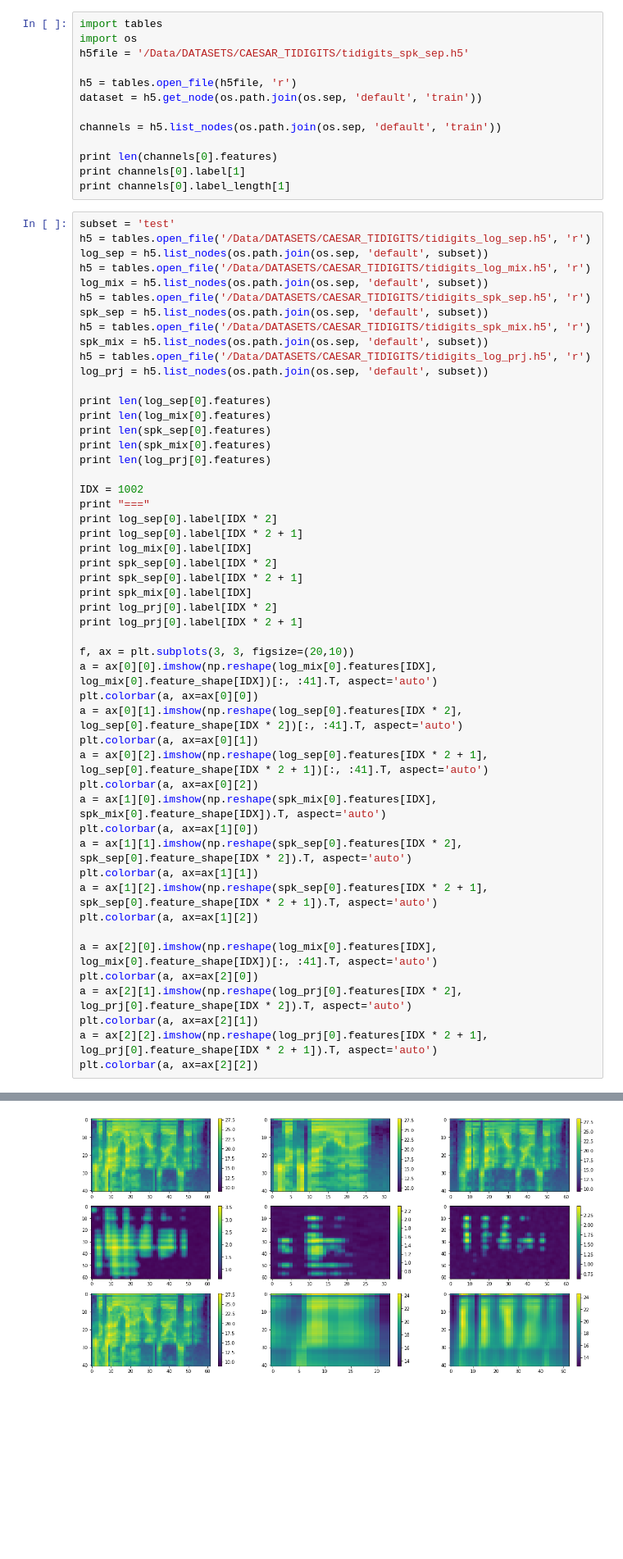
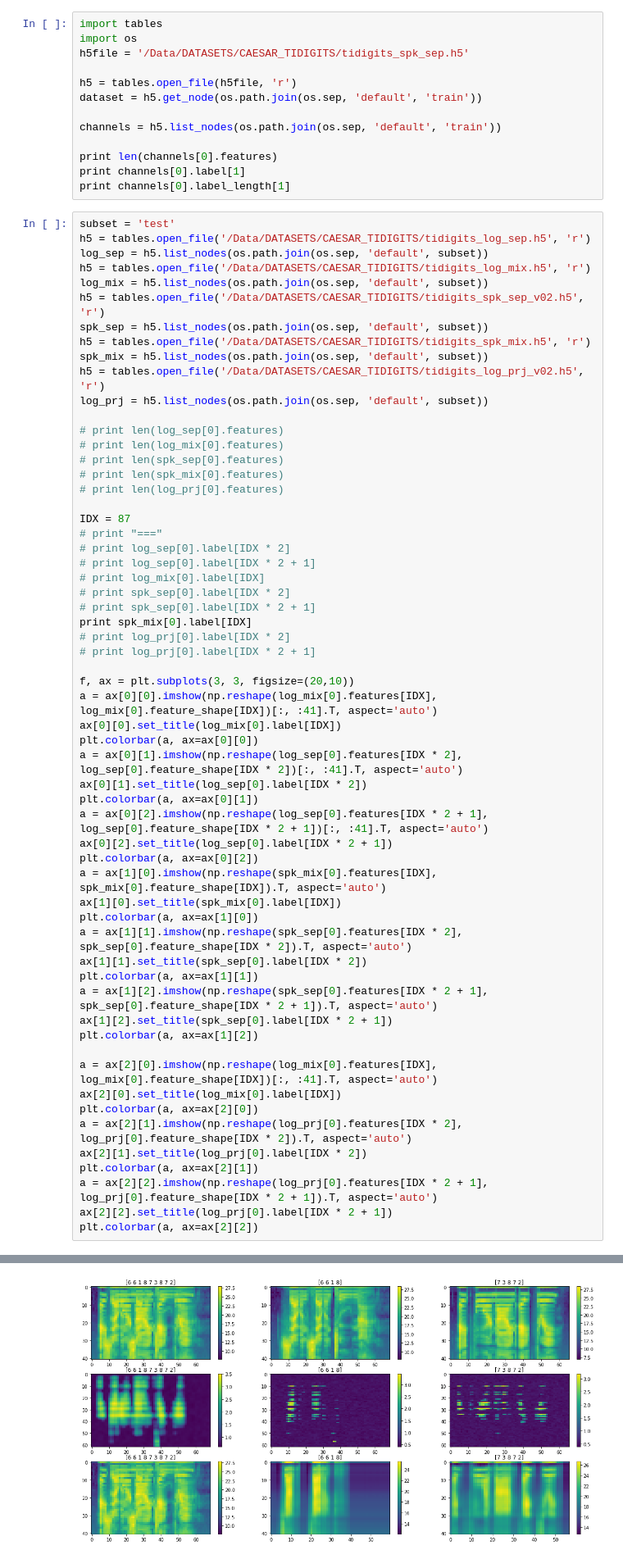
Before and after one commit to SensorsAudioINI/caesar_icassp2019, a Jupyter notebook: create_dataset.ipynb, the cells around one changed output, grey strips where cells are left out. Shown at 82% size. Saved outputs shown, nothing was run; the diff lists cells and outputs as text; blank space fills up the shorter version.

```diff
--- a/create_dataset.ipynb
+++ b/create_dataset.ipynb
@@ -246,48 +248,57 @@ h5 = tables.open_file('/Data/DATASETS/CAESAR_TIDIGITS/tidigits_log_sep.h5', 'r')
 log_sep = h5.list_nodes(os.path.join(os.sep, 'default', subset))
 h5 = tables.open_file('/Data/DATASETS/CAESAR_TIDIGITS/tidigits_log_mix.h5', 'r')
 log_mix = h5.list_nodes(os.path.join(os.sep, 'default', subset))
-h5 = tables.open_file('/Data/DATASETS/CAESAR_TIDIGITS/tidigits_spk_sep.h5', 'r')
+h5 = tables.open_file('/Data/DATASETS/CAESAR_TIDIGITS/tidigits_spk_sep_v02.h5', 'r')
 spk_sep = h5.list_nodes(os.path.join(os.sep, 'default', subset))
 h5 = tables.open_file('/Data/DATASETS/CAESAR_TIDIGITS/tidigits_spk_mix.h5', 'r')
 spk_mix = h5.list_nodes(os.path.join(os.sep, 'default', subset))
-h5 = tables.open_file('/Data/DATASETS/CAESAR_TIDIGITS/tidigits_log_prj.h5', 'r')
+h5 = tables.open_file('/Data/DATASETS/CAESAR_TIDIGITS/tidigits_log_prj_v02.h5', 'r')
 log_prj = h5.list_nodes(os.path.join(os.sep, 'default', subset))
 
-print len(log_sep[0].features)
-print len(log_mix[0].features)
-print len(spk_sep[0].features)
-print len(spk_mix[0].features)
-print len(log_prj[0].features)
+# print len(log_sep[0].features)
+# print len(log_mix[0].features)
+# print len(spk_sep[0].features)
+# print len(spk_mix[0].features)
+# print len(log_prj[0].features)
 
-IDX = 1002
-print "==="
-print log_sep[0].label[IDX * 2]
-print log_sep[0].label[IDX * 2 + 1]
-print log_mix[0].label[IDX]
-print spk_sep[0].label[IDX * 2]
-print spk_sep[0].label[IDX * 2 + 1]
+IDX = 87
+# print "==="
+# print log_sep[0].label[IDX * 2]
+# print log_sep[0].label[IDX * 2 + 1]
+# print log_mix[0].label[IDX]
+# print spk_sep[0].label[IDX * 2]
+# print spk_sep[0].label[IDX * 2 + 1]
 print spk_mix[0].label[IDX]
-print log_prj[0].label[IDX * 2]
-print log_prj[0].label[IDX * 2 + 1]
+# print log_prj[0].label[IDX * 2]
+# print log_prj[0].label[IDX * 2 + 1]
 
 f, ax = plt.subplots(3, 3, figsize=(20,10))
 a = ax[0][0].imshow(np.reshape(log_mix[0].features[IDX], log_mix[0].feature_shape[IDX])[:, :41].T, aspect='auto')
+ax[0][0].set_title(log_mix[0].label[IDX])
 plt.colorbar(a, ax=ax[0][0])
 a = ax[0][1].imshow(np.reshape(log_sep[0].features[IDX * 2], log_sep[0].feature_shape[IDX * 2])[:, :41].T, aspect='auto')
+ax[0][1].set_title(log_sep[0].label[IDX * 2])
 plt.colorbar(a, ax=ax[0][1])
 a = ax[0][2].imshow(np.reshape(log_sep[0].features[IDX * 2 + 1], log_sep[0].feature_shape[IDX * 2 + 1])[:, :41].T, aspect='auto')
+ax[0][2].set_title(log_sep[0].label[IDX * 2 + 1])
 plt.colorbar(a, ax=ax[0][2])
 a = ax[1][0].imshow(np.reshape(spk_mix[0].features[IDX], spk_mix[0].feature_shape[IDX]).T, aspect='auto')
+ax[1][0].set_title(spk_mix[0].label[IDX])
 plt.colorbar(a, ax=ax[1][0])
 a = ax[1][1].imshow(np.reshape(spk_sep[0].features[IDX * 2], spk_sep[0].feature_shape[IDX * 2]).T, aspect='auto')
+ax[1][1].set_title(spk_sep[0].label[IDX * 2])
 plt.colorbar(a, ax=ax[1][1])
 a = ax[1][2].imshow(np.reshape(spk_sep[0].features[IDX * 2 + 1], spk_sep[0].feature_shape[IDX * 2 + 1]).T, aspect='auto')
+ax[1][2].set_title(spk_sep[0].label[IDX * 2 + 1])
 plt.colorbar(a, ax=ax[1][2])
 
 a = ax[2][0].imshow(np.reshape(log_mix[0].features[IDX], log_mix[0].feature_shape[IDX])[:, :41].T, aspect='auto')
+ax[2][0].set_title(log_mix[0].label[IDX])
 plt.colorbar(a, ax=ax[2][0])
 a = ax[2][1].imshow(np.reshape(log_prj[0].features[IDX * 2], log_prj[0].feature_shape[IDX * 2]).T, aspect='auto')
+ax[2][1].set_title(log_prj[0].label[IDX * 2])
 plt.colorbar(a, ax=ax[2][1])
 a = ax[2][2].imshow(np.reshape(log_prj[0].features[IDX * 2 + 1], log_prj[0].feature_shape[IDX * 2 + 1]).T, aspect='auto')
+ax[2][2].set_title(log_prj[0].label[IDX * 2 + 1])
 plt.colorbar(a, ax=ax[2][2])
 # %% [output]
@@ -308,5 +306,5 @@ plt.colorbar(a, ax=ax[2][2])
 <matplotlib.colorbar.Colorbar at 0x...>
-[figure, old version]
+[figure, new version]
 # %%
 subset = 'train'
 h5 = tables.open_file('/Data/DATASETS/CAESAR_TIDIGITS/tidigits_log_sep.h5', 'r')
```
Also changed, not shown: parts of 4 cells of this notebook, 5 other files.
